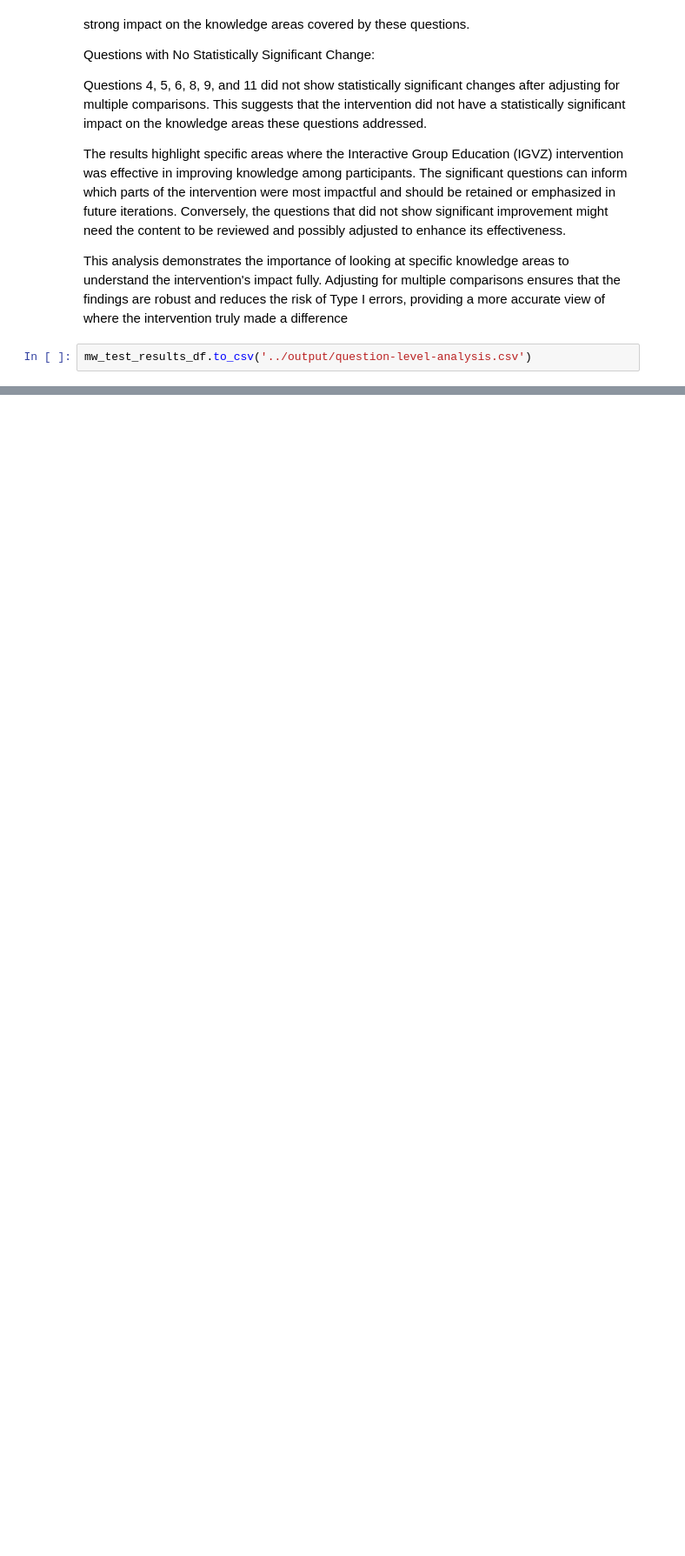
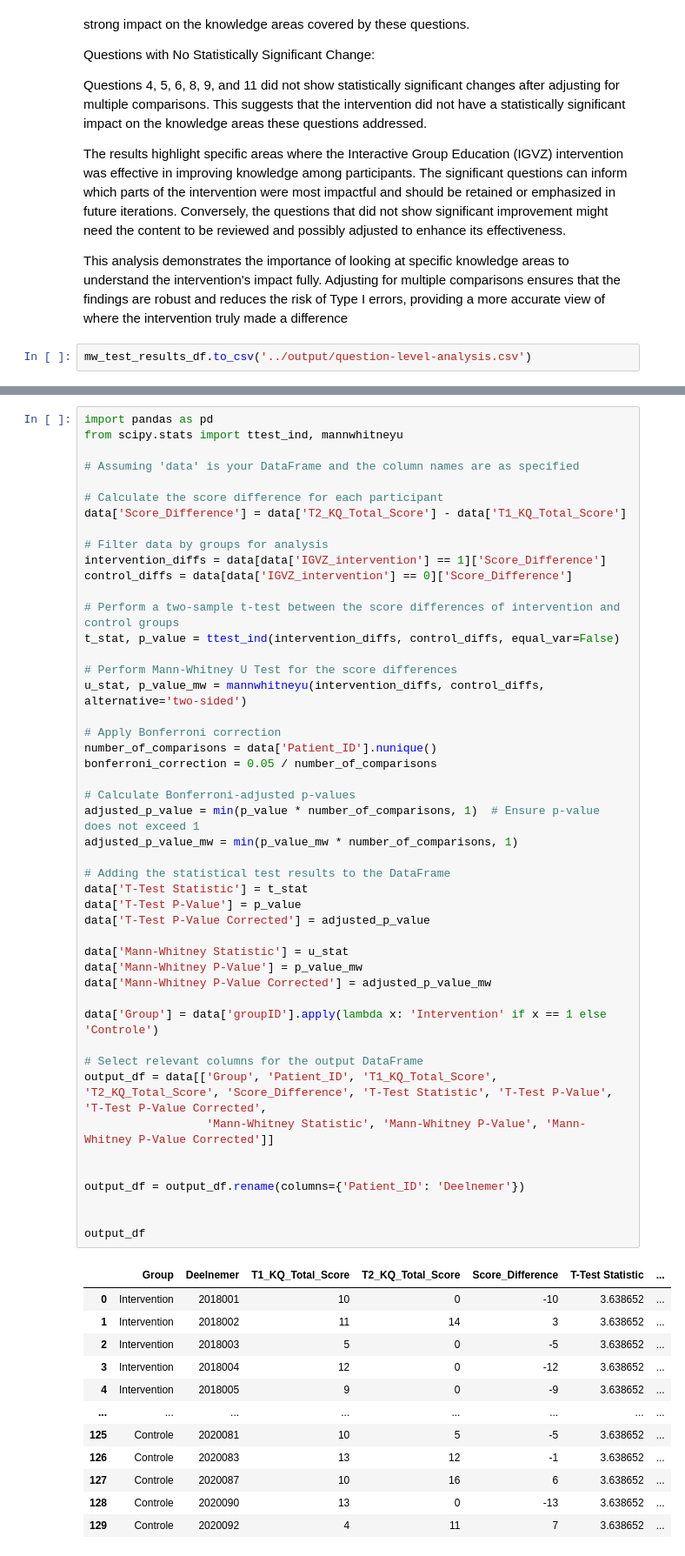
Before and after one commit to wingenium-nagesh/research, a Jupyter notebook: igvz/source/analysis.ipynb, the cells around one changed output, grey strips where cells are left out. Shown at 87% size. Drawn from its saved outputs; the diff is of its cells as text; blank space fills up the shorter version.

Commit message:
added participant level analysis

```diff
--- a/igvz/source/analysis.ipynb
+++ b/igvz/source/analysis.ipynb
@@ -1544,0 +1827,60 @@ data_stats
+# %%
+import pandas as pd
+from scipy.stats import ttest_ind, mannwhitneyu
+
+# Assuming 'data' is your DataFrame and the column names are as specified
+
+# Calculate the score difference for each participant
+data['Score_Difference'] = data['T2_KQ_Total_Score'] - data['T1_KQ_Total_Score']
+
+# Filter data by groups for analysis
+intervention_diffs = data[data['IGVZ_intervention'] == 1]['Score_Difference']
+control_diffs = data[data['IGVZ_intervention'] == 0]['Score_Difference']
+
+# Perform a two-sample t-test between the score differences of intervention and control groups
+t_stat, p_value = ttest_ind(intervention_diffs, control_diffs, equal_var=False)
+
+# Perform Mann-Whitney U Test for the score differences
+u_stat, p_value_mw = mannwhitneyu(intervention_diffs, control_diffs, alternative='two-sided')
+
+# Apply Bonferroni correction
+number_of_comparisons = data['Patient_ID'].nunique()
+bonferroni_correction = 0.05 / number_of_comparisons
+
+# Calculate Bonferroni-adjusted p-values
+adjusted_p_value = min(p_value * number_of_comparisons, 1)  # Ensure p-value does not exceed 1
+adjusted_p_value_mw = min(p_value_mw * number_of_comparisons, 1)
+
+# Adding the statistical test results to the DataFrame
+data['T-Test Statistic'] = t_stat
+data['T-Test P-Value'] = p_value
+data['T-Test P-Value Corrected'] = adjusted_p_value
+
+data['Mann-Whitney Statistic'] = u_stat
+data['Mann-Whitney P-Value'] = p_value_mw
+data['Mann-Whitney P-Value Corrected'] = adjusted_p_value_mw
+
+data['Group'] = data['groupID'].apply(lambda x: 'Intervention' if x == 1 else 'Controle')
+
+# Select relevant columns for the output DataFrame
+output_df = data[['Group', 'Patient_ID', 'T1_KQ_Total_Score', 'T2_KQ_Total_Score', 'Score_Difference', 'T-Test Statistic', 'T-Test P-Value', 'T-Test P-Value Corrected',
+                  'Mann-Whitney Statistic', 'Mann-Whitney P-Value', 'Mann-Whitney P-Value Corrected']]
+
+
+output_df = output_df.rename(columns={'Patient_ID': 'Deelnemer'})
+
+
+output_df
+# %% [output]
+|  | Group | Deelnemer | T1_KQ_Total_Score | T2_KQ_Total_Score | Score_Difference | T-Test Statistic | ... |
+| 0 | Intervention | 2018001 | 10 | 0 | -10 | 3.638652 | ... |
+| 1 | Intervention | 2018002 | 11 | 14 | 3 | 3.638652 | ... |
+| 2 | Intervention | 2018003 | 5 | 0 | -5 | 3.638652 | ... |
+| 3 | Intervention | 2018004 | 12 | 0 | -12 | 3.638652 | ... |
+| 4 | Intervention | 2018005 | 9 | 0 | -9 | 3.638652 | ... |
+| ... | ... | ... | ... | ... | ... | ... | ... |
+| 125 | Controle | 2020081 | 10 | 5 | -5 | 3.638652 | ... |
+| 126 | Controle | 2020083 | 13 | 12 | -1 | 3.638652 | ... |
+| 127 | Controle | 2020087 | 10 | 16 | 6 | 3.638652 | ... |
+| 128 | Controle | 2020090 | 13 | 0 | -13 | 3.638652 | ... |
+| 129 | Controle | 2020092 | 4 | 11 | 7 | 3.638652 | ... |
```
Also changed, not shown: parts of 24 cells of this notebook, 2 other files.
